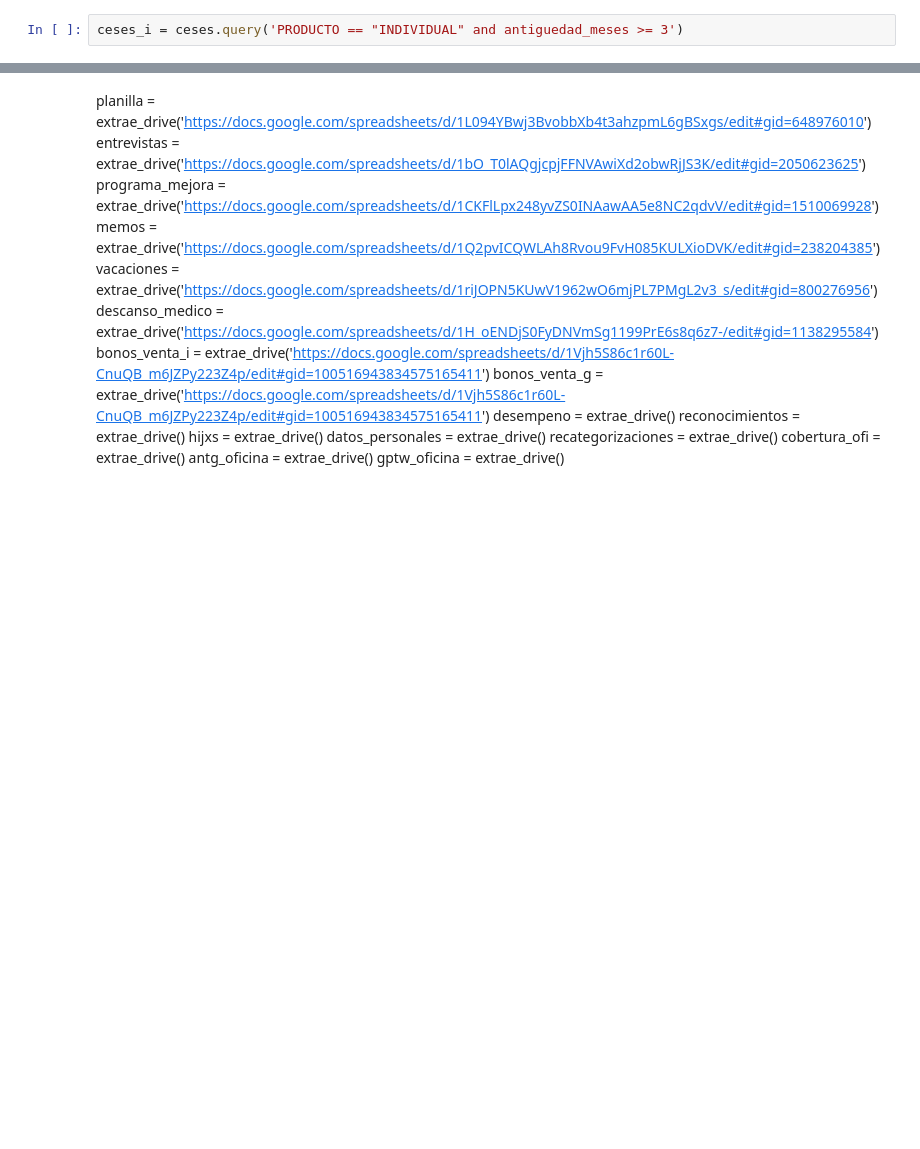
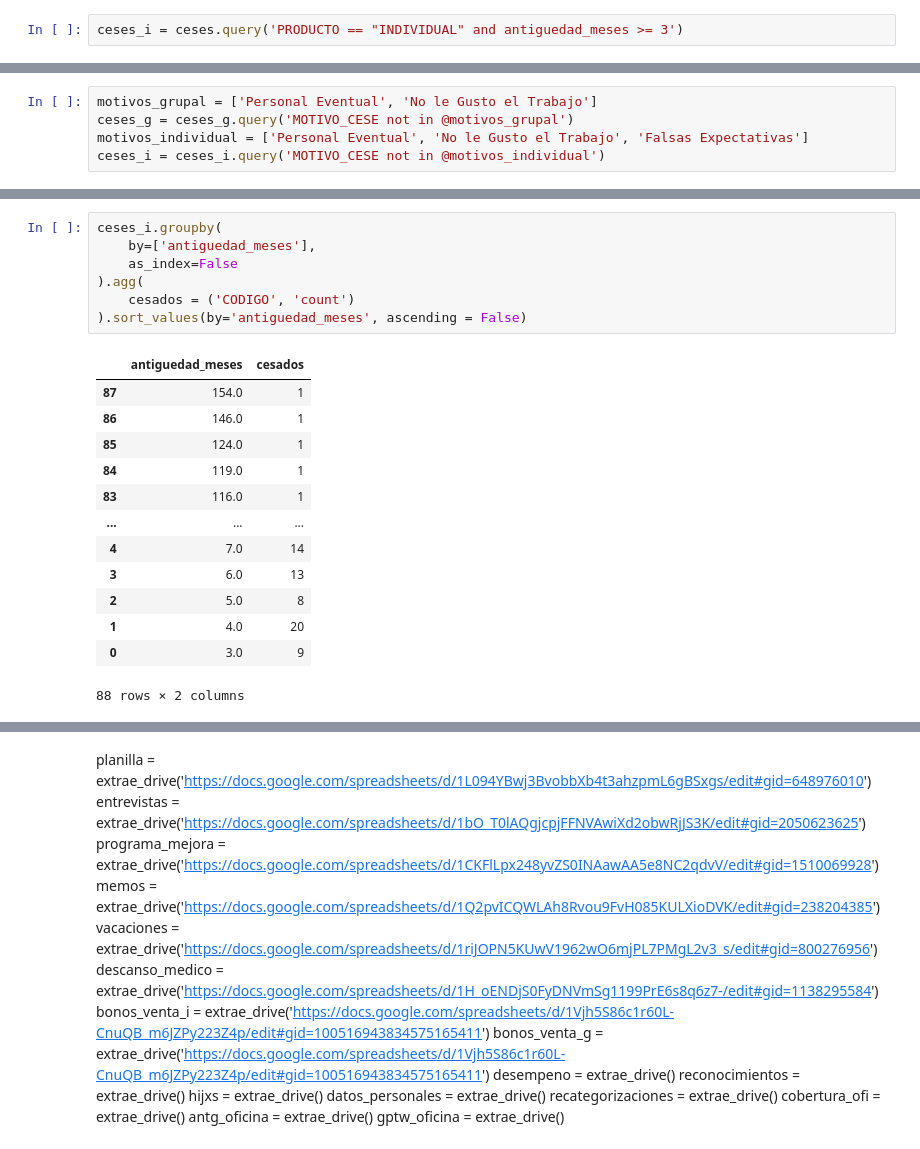
Before and after one commit to anamumaq/Proyecto_DS_CodigoFacilito, a Jupyter notebook: analisis_prediccion.ipynb, the cells around one changed output, grey strips where cells are left out. Drawn from its saved outputs; the diff is of its cells as text; blank space fills up the shorter version.

```diff
--- a/analisis_prediccion.ipynb
+++ b/analisis_prediccion.ipynb
@@ -568,0 +640,5 @@ barra+texto
+# %%
+motivos_grupal = ['Personal Eventual', 'No le Gusto el Trabajo']
+ceses_g = ceses_g.query('MOTIVO_CESE not in @motivos_grupal')
+motivos_individual = ['Personal Eventual', 'No le Gusto el Trabajo', 'Falsas Expectativas']
+ceses_i = ceses_i.query('MOTIVO_CESE not in @motivos_individual')
@@ -568,0 +714,21 @@ barra+texto
+# %%
+ceses_i.groupby(
+    by=['antiguedad_meses'],
+    as_index=False
+).agg(
+    cesados = ('CODIGO', 'count')
+).sort_values(by='antiguedad_meses', ascending = False)
+# %% [output]
+|  | antiguedad_meses | cesados |
+| 87 | 154.0 | 1 |
+| 86 | 146.0 | 1 |
+| 85 | 124.0 | 1 |
+| 84 | 119.0 | 1 |
+| 83 | 116.0 | 1 |
+| ... | ... | ... |
+| 4 | 7.0 | 14 |
+| 3 | 6.0 | 13 |
+| 2 | 5.0 | 8 |
+| 1 | 4.0 | 20 |
+| 0 | 3.0 | 9 |
+88 rows × 2 columns
```
Also changed, not shown: parts of 30 cells of this notebook.
